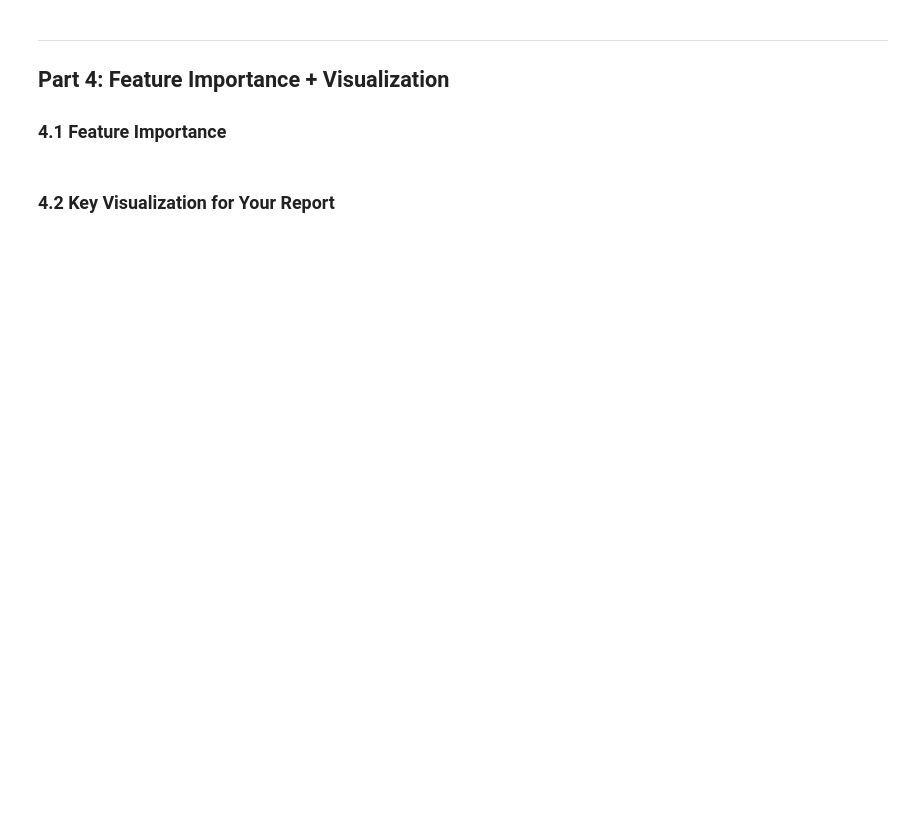
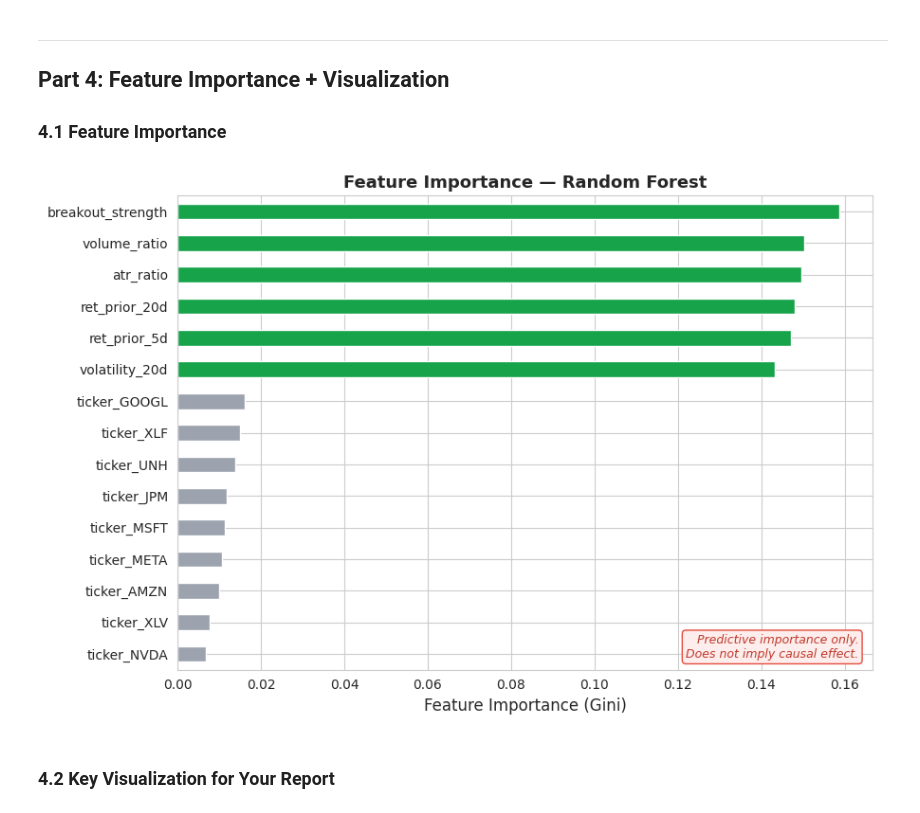
Before and after one commit to zhangminxi-bit/ECON3916-Final-Project, a Jupyter notebook: 3916_final_project_starter.ipynb, the cells around one changed output. Cells and saved outputs as stored; diff of their text form; code cells hidden in the pictures; blank space fills up the shorter version.

```diff
--- a/3916_final_project_starter.ipynb
+++ b/3916_final_project_starter.ipynb
@@ -648,28 +703,31 @@ breakout_strength       0.1899      1.2091
 # %%
 # ============================================================
 # 4.1 Feature importance (Ch 19)
 # ============================================================
 
-# # For tree-based models:
-# importances = pd.Series(
-#     model_2.feature_importances_, index=X.columns
-# ).sort_values(ascending=True)
-#
-# fig, ax = plt.subplots(figsize=(8, 6))
-# importances.plot(kind='barh', ax=ax, color='steelblue')
-# ax.set_xlabel('Feature Importance (Gini)')
-# ax.set_title('Feature Importance — Predictive, NOT Causal')
-#
-# # CRITICAL: Add the caveat banner
-# ax.text(
-#     0.98, 0.02,
-#     'Predictive importance only.\nDoes not imply causal effect.',
-#     transform=ax.transAxes, fontsize=9, ha='right', va='bottom',
-#     style='italic', color='#c0392b',
-#     bbox=dict(boxstyle='round,pad=0.3', facecolor='#fdedec', edgecolor='#e74c3c')
-# )
-#
-# plt.tight_layout()
-# plt.show()
+importances = pd.Series(
+    model_2.feature_importances_, index=ALL_FEATURES
+).sort_values(ascending=True)
+
+fig, ax = plt.subplots(figsize=(9, 6))
+colors = ['#16a34a' if f in FEATURE_COLS else '#9ca3af'
+          for f in importances.index]
+importances.plot(kind='barh', ax=ax, color=colors, edgecolor='white')
+ax.set_xlabel('Feature Importance (Gini)', fontsize=12)
+ax.set_title('Feature Importance — Random Forest', fontsize=13, fontweight='bold')
+
+# CRITICAL: Prediction vs causation caveat
+ax.text(
+    0.98, 0.02,
+    'Predictive importance only.\nDoes not imply causal effect.',
+    transform=ax.transAxes, fontsize=9, ha='right', va='bottom',
+    style='italic', color='#c0392b',
+    bbox=dict(boxstyle='round,pad=0.3', facecolor='#fdedec', edgecolor='#e74c3c')
+)
+
+plt.tight_layout()
+plt.show()
+# %% [output]
+[figure, added]
 # %% [markdown]
 ### 4.2 Key Visualization for Your Report
```
Also changed, not shown: parts of 26 cells of this notebook.
